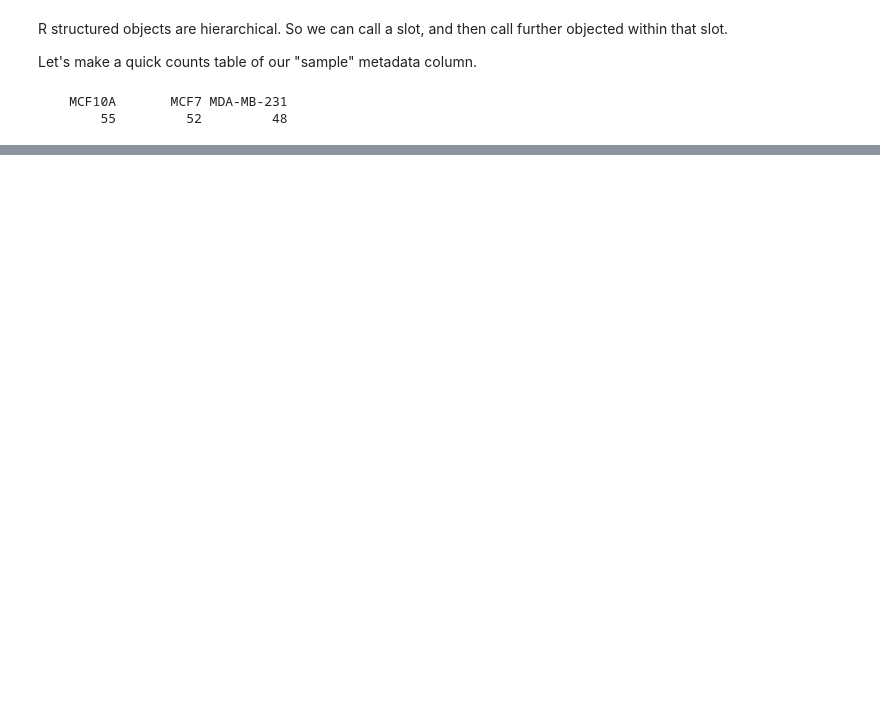
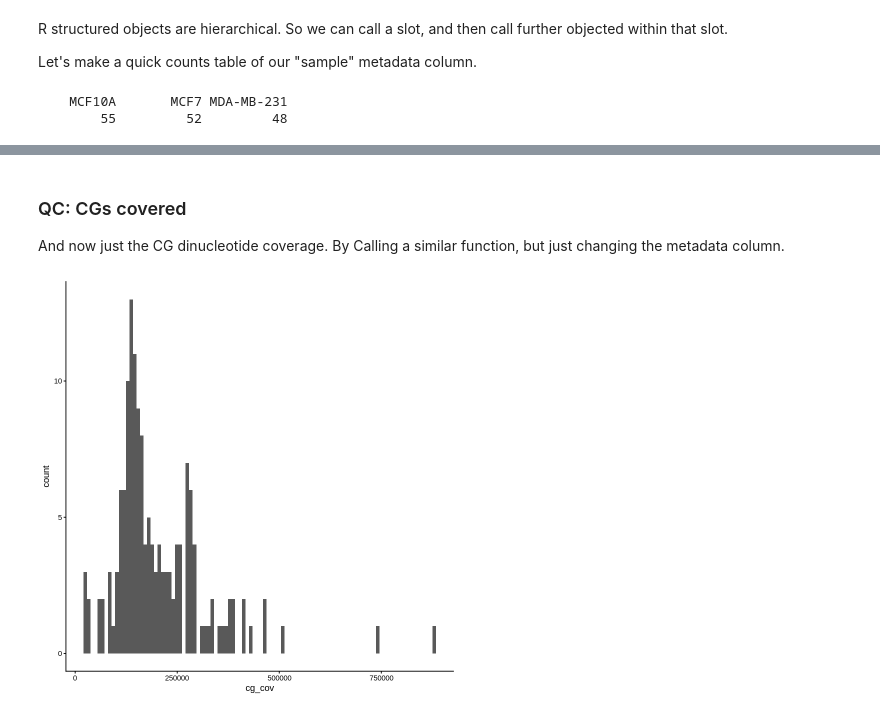
Before and after one commit to mulqueenr/DSWG_MethylationWorkshop, a Jupyter notebook: DSWG_Methylation.ipynb, the cells around one changed output, grey strips where cells are left out. Saved outputs shown, nothing was run; the diff lists cells and outputs as text; code cells hidden in the pictures; blank space fills up the shorter version.

```diff
--- a/DSWG_Methylation.ipynb
+++ b/DSWG_Methylation.ipynb
@@ -169,0 +173,8 @@ ggplot(obj@metadata, aes(x = cov)) + geom_histogram(bins = 10) + theme_classic()
+# %% [markdown]
+### QC: CGs covered
+
+And now just the CG dinucleotide coverage. By Calling a similar function, but just changing the metadata column.
+# %%
+ggplot(obj@metadata, aes(x = cg_cov)) + geom_histogram(bins = 100) + theme_classic()
+# %% [output]
+[figure, added]
```
Also changed, not shown: parts of 35 cells of this notebook.
